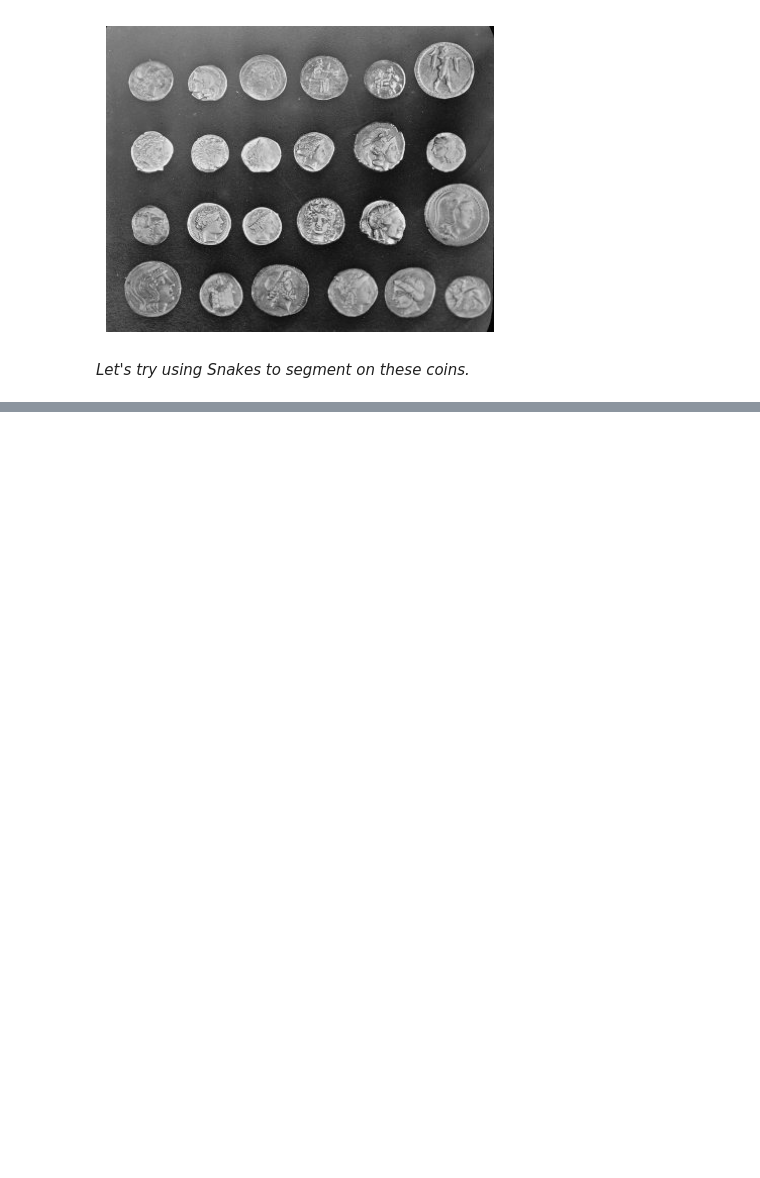
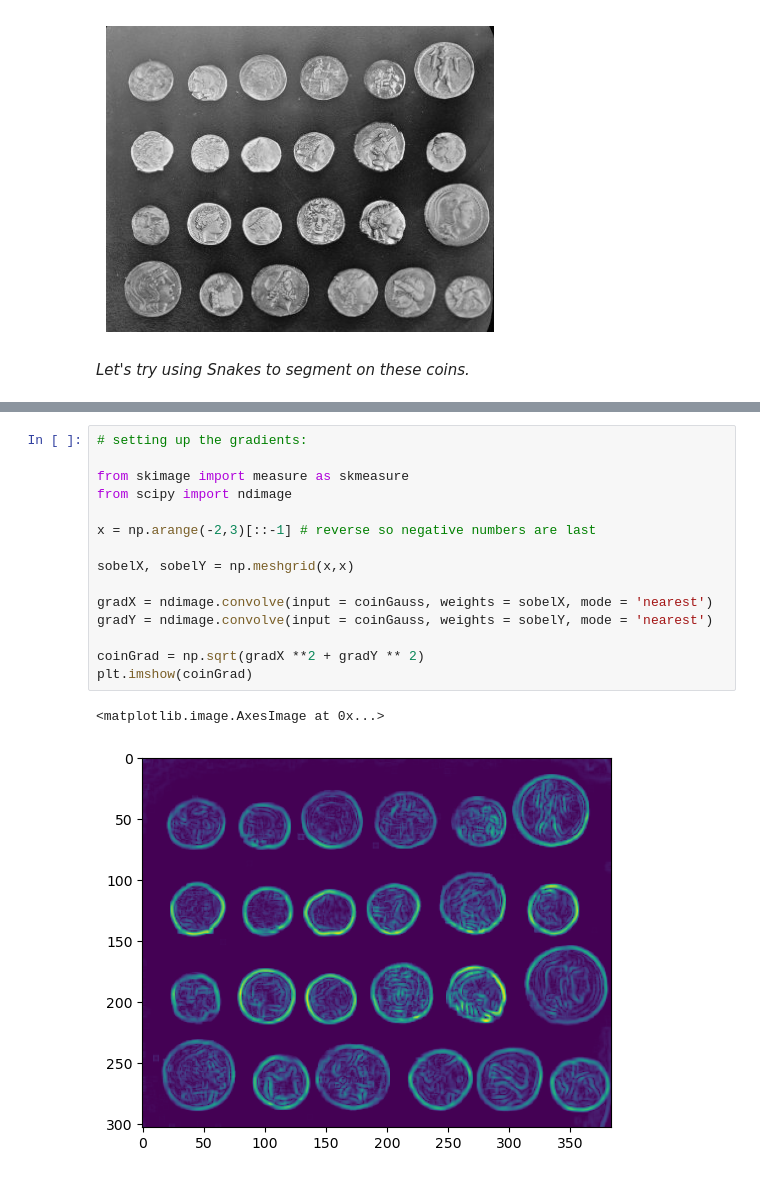
Before and after one commit to aliciaroberts/ImageAnalysisFinalProject, a Jupyter notebook: segmentation/snakes.ipynb, the cells around one changed output, grey strips where cells are left out. Cells and saved outputs as stored; diff of their text form; blank space fills up the shorter version.

```diff
--- a/segmentation/snakes.ipynb
+++ b/segmentation/snakes.ipynb
@@ -27,0 +66,18 @@ _Let's try using Snakes to segment on these coins._
+# %%
+# setting up the gradients:
+
+from skimage import measure as skmeasure
+from scipy import ndimage
+
+x = np.arange(-2,3)[::-1] # reverse so negative numbers are last
+
+sobelX, sobelY = np.meshgrid(x,x)
+
+gradX = ndimage.convolve(input = coinGauss, weights = sobelX, mode = 'nearest')
+gradY = ndimage.convolve(input = coinGauss, weights = sobelY, mode = 'nearest')
+
+coinGrad = np.sqrt(gradX **2 + gradY ** 2)
+plt.imshow(coinGrad)
+# %% [output]
+<matplotlib.image.AxesImage at 0x...>
+[figure, added]
```
Also changed, not shown: parts of 5 cells of this notebook, 1 other file.
